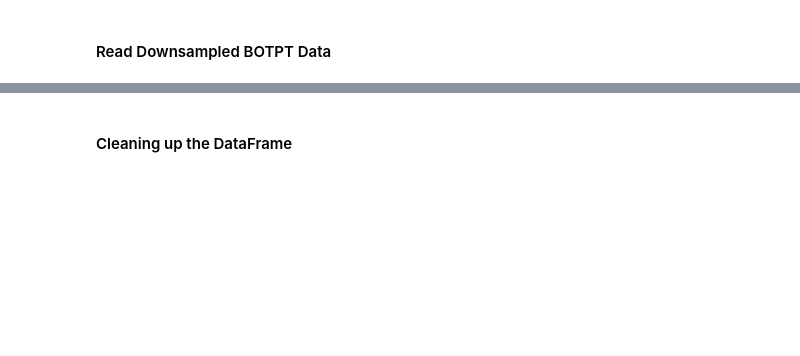
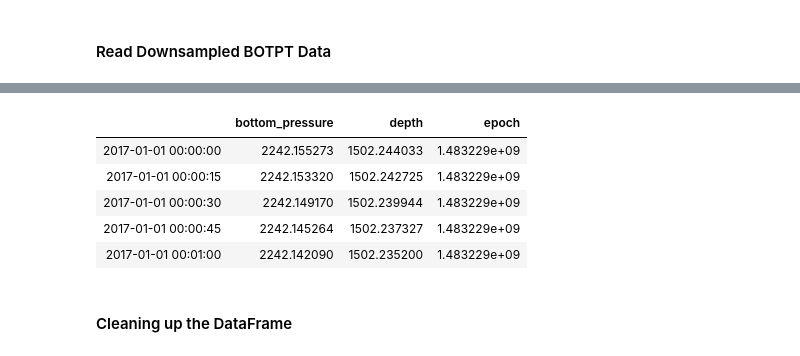
Before and after one commit to daxsoule/BOTPT, a Jupyter notebook: notebooks/botpt_depth_difference-Copy1.ipynb, the cells around one changed output, grey strips where cells are left out. Drawn from its saved outputs; the diff is of its cells as text; code cells hidden in the pictures; blank space fills up the shorter version.

```diff
--- a/notebooks/botpt_depth_difference-Copy1.ipynb
+++ b/notebooks/botpt_depth_difference-Copy1.ipynb
@@ -35,15 +45,22 @@ df_botptF.tail()
 # %%
 with open('/home/jovyan/data/botpt/2019bottom_pressure15s_E.pkl', 'rb') as E:
     botpt_data = pk.load(E)
 df_botptE = pd.DataFrame(botpt_data)
 df_botptE['bottom_pressure'] = df_botptE['bottom_pressure'].astype(float)
 df_botptE['depth']=df_botptE['bottom_pressure'].astype(float) * 0.670
 #MJ03F_cal_depths = [MJ03F_pressure * 0.0670 for MJ03F_pressure in MJ03F_pressure]
 #list comprehention
 epoch= [i.timestamp() for i in df_botptE.index.to_pydatetime()]
 df_botptE['epoch'] = epoch
 df_botptE= df_botptE.sort_index()
-df_botptE.tail()
+df_botptE.head()
+# %% [output]
+|  | bottom_pressure | depth | epoch |
+| 2017-01-01 00:00:00 | 2242.155273 | 1502.244033 | 1.483229e+09 |
+| 2017-01-01 00:00:15 | 2242.153320 | 1502.242725 | 1.483229e+09 |
+| 2017-01-01 00:00:30 | 2242.149170 | 1502.239944 | 1.483229e+09 |
+| 2017-01-01 00:00:45 | 2242.145264 | 1502.237327 | 1.483229e+09 |
+| 2017-01-01 00:01:00 | 2242.142090 | 1502.235200 | 1.483229e+09 |
 # %% [markdown]
 #### Cleaning up the DataFrame
 # %%
```
Also changed, not shown: parts of 18 cells of this notebook, 4 other files.
